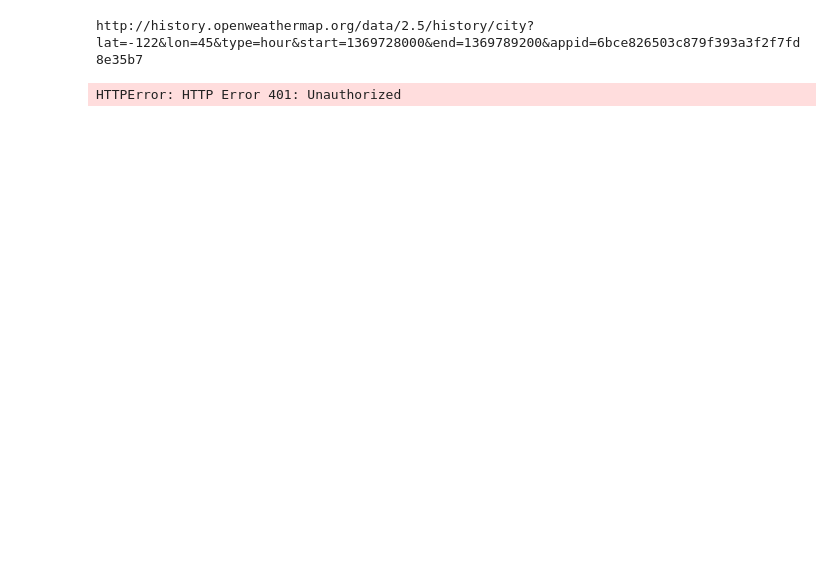
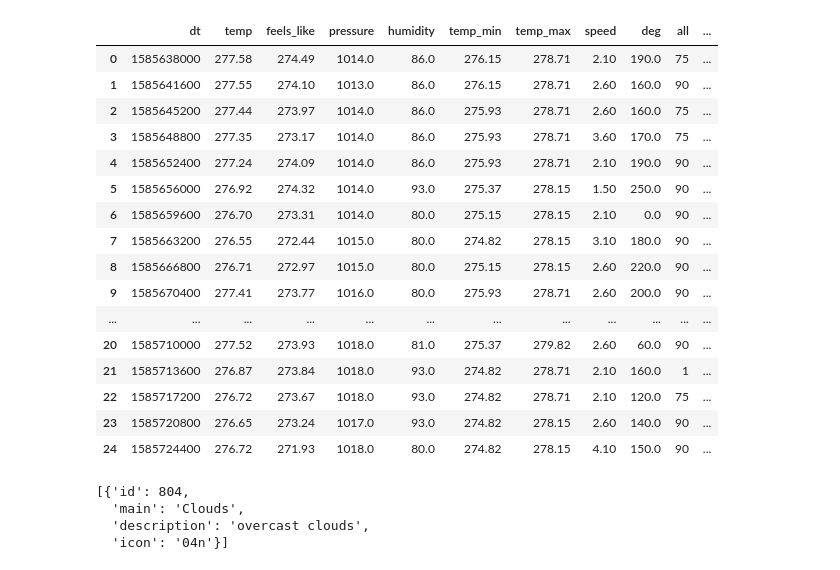
Before and after one commit to emi90/wind-farms, a Jupyter notebook: examples/Wind-Farm-Example.ipynb, the cells around one changed output. Drawn from its saved outputs; the diff is of its cells as text; code cells hidden in the pictures; blank space fills up the shorter version.

```diff
--- a/examples/Wind-Farm-Example.ipynb
+++ b/examples/Wind-Farm-Example.ipynb
@@ -32,0 +41,2 @@ params = {"lat": -122,
+# %%
+req = get_history_weather(params)
@@ -32,0 +65,3 @@ params = {"lat": -122,
+# %%
+df = pd.DataFrame(data = req["list"])
+df.head()
@@ -33,5 +75,63 @@ params = {"lat": -122,
+# %%
+df_return = pd.DataFrame(data = df['dt'])
+
+for col in df.columns[1:]:
+    if isinstance(df[col][0], dict):
+        temp_df = df[col].apply(pd.Series)
+    elif isinstance(df[col][0], list):
+        temp_df = df[col].apply(pd.Series)[0].apply(pd.Series)
+    else:
+        temp_df = df[col]
+    df_return = df_return.join(temp_df)
+# %%
+def get_wind_history(params):
+    """
+    Extracts wind speed/direction data from JSON file
+    Returns dataframe
+    """
+
+    weather_json = get_history_weather(params)
+
+    df = pd.DataFrame(data = weather_json["list"])
+
+    df_return = pd.DataFrame(data = df["dt"])
+
+    for col in df.columns[1:]:
+        if isinstance(df[col][0], dict):
+            temp_df = df[col].apply(pd.Series)
+        elif isinstance(df[col][0], list):
+            temp_df = df[col].apply(pd.Series)[0].apply(pd.Series)
+        else:
+            temp_df = df[col]
+        df_return = df_return.join(temp_df)
+
+    df_return["city_id"] = weather_json["city_id"]
+
+    return df_return
 # %%
-get_history_weather(params)
+get_wind_history(params)
 # %% [output]
-http://history.openweathermap.org/data/2.5/history/city? lat=-122&lon=45&type=hour&start=1369728000&end=1369789200&appid=6bce826503c879f393a3f2f7fd8e35b7
-HTTPError: HTTP Error 401: Unauthorized
+|  | dt | temp | feels_like | pressure | humidity | temp_min | temp_max | speed | deg | all | ... |
+| 0 | 1585638000 | 277.58 | 274.49 | 1014.0 | 86.0 | 276.15 | 278.71 | 2.10 | 190.0 | 75 | ... |
+| 1 | 1585641600 | 277.55 | 274.10 | 1013.0 | 86.0 | 276.15 | 278.71 | 2.60 | 160.0 | 90 | ... |
+| 2 | 1585645200 | 277.44 | 273.97 | 1014.0 | 86.0 | 275.93 | 278.71 | 2.60 | 160.0 | 75 | ... |
+| 3 | 1585648800 | 277.35 | 273.17 | 1014.0 | 86.0 | 275.93 | 278.71 | 3.60 | 170.0 | 75 | ... |
+| 4 | 1585652400 | 277.24 | 274.09 | 1014.0 | 86.0 | 275.93 | 278.71 | 2.10 | 190.0 | 90 | ... |
+| 5 | 1585656000 | 276.92 | 274.32 | 1014.0 | 93.0 | 275.37 | 278.15 | 1.50 | 250.0 | 90 | ... |
+| 6 | 1585659600 | 276.70 | 273.31 | 1014.0 | 80.0 | 275.15 | 278.15 | 2.10 | 0.0 | 90 | ... |
+| 7 | 1585663200 | 276.55 | 272.44 | 1015.0 | 80.0 | 274.82 | 278.15 | 3.10 | 180.0 | 90 | ... |
+| 8 | 1585666800 | 276.71 | 272.97 | 1015.0 | 80.0 | 275.15 | 278.15 | 2.60 | 220.0 | 90 | ... |
+| 9 | 1585670400 | 277.41 | 273.77 | 1016.0 | 80.0 | 275.93 | 278.71 | 2.60 | 200.0 | 90 | ... |
+| ... | ... | ... | ... | ... | ... | ... | ... | ... | ... | ... | ... |
+| 20 | 1585710000 | 277.52 | 273.93 | 1018.0 | 81.0 | 275.37 | 279.82 | 2.60 | 60.0 | 90 | ... |
+| 21 | 1585713600 | 276.87 | 273.84 | 1018.0 | 93.0 | 274.82 | 278.71 | 2.10 | 160.0 | 1 | ... |
+| 22 | 1585717200 | 276.72 | 273.67 | 1018.0 | 93.0 | 274.82 | 278.71 | 2.10 | 120.0 | 75 | ... |
+| 23 | 1585720800 | 276.65 | 273.24 | 1017.0 | 93.0 | 274.82 | 278.15 | 2.60 | 140.0 | 90 | ... |
+| 24 | 1585724400 | 276.72 | 271.93 | 1018.0 | 80.0 | 274.82 | 278.15 | 4.10 | 150.0 | 90 | ... |
+# %%
+df.weather[24]
+# %% [output]
+[{'id': 804,
+  'main': 'Clouds',
+  'description': 'overcast clouds',
+  'icon': '04n'}]
```
Also changed, not shown: parts of 8 cells of this notebook, 1 other file.
